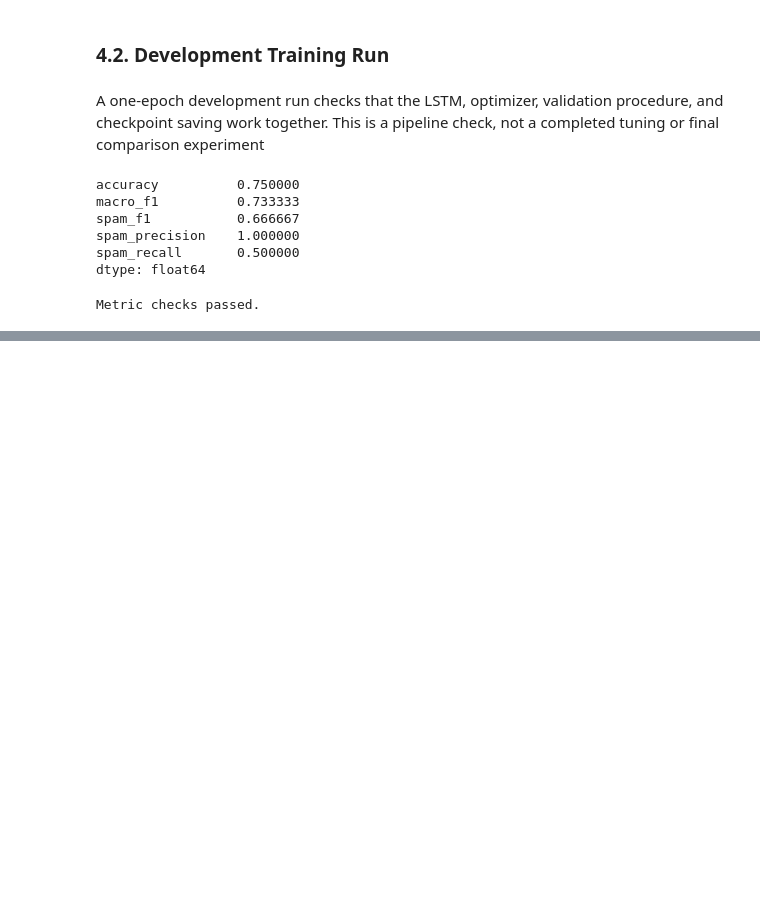
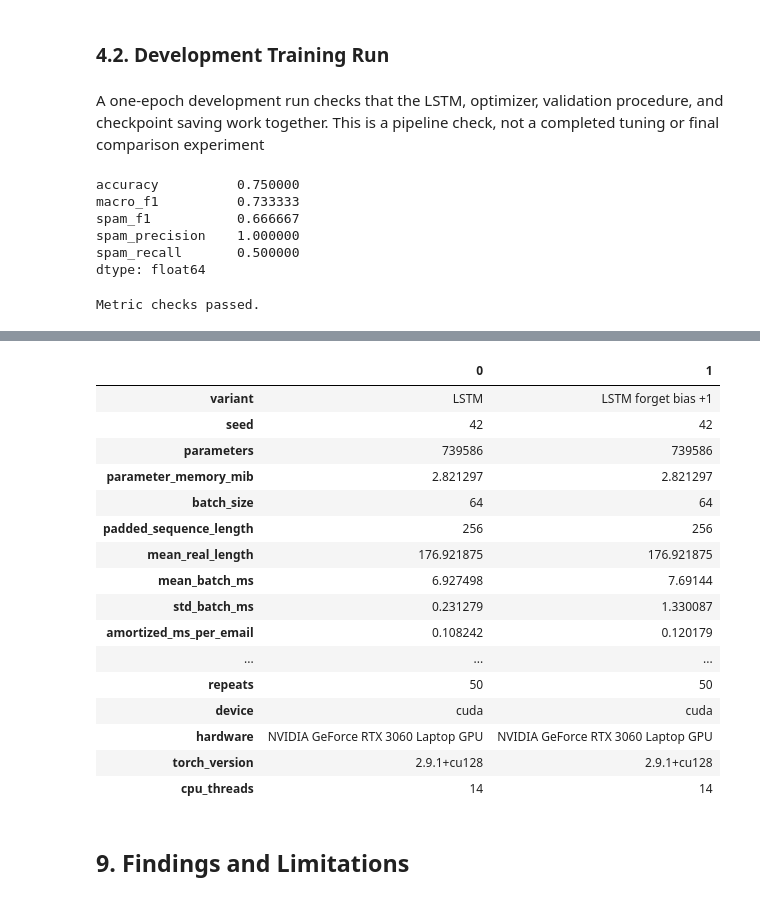
Before and after one commit to Nouroz-BI/AIGC5500-Midterm-Project, a Jupyter notebook: notebooks/04_lstm_experiment.ipynb, the cells around one changed output, grey strips where cells are left out. Cells and saved outputs as stored; diff of their text form; code cells hidden in the pictures; blank space fills up the shorter version.

```diff
--- a/notebooks/04_lstm_experiment.ipynb
+++ b/notebooks/04_lstm_experiment.ipynb
@@ -327,0 +734,54 @@ Training time: 10.3 seconds
+# %%
+# Use identical inputs for both variants.
+benchmark_batch = next(iter(validation_loader))
+benchmark_rows = []
+
+# Loop through the variants
+for variant in ['LSTM', 'LSTM forget bias +1']:
+    # Fix the benchmark seed independently of test performance.
+    row = validation_results.loc[(validation_results['variant'] == variant) & (validation_results['seed'] == TUNING_SEED)].iloc[0]
+
+    # Create the benchmark model
+    benchmark_model = LSTMClassifier(vocab_size = len(vocabulary), **MODEL_CONFIG, forget_bias = float(row['forget_bias']))
+    # Load the checkpoint
+    checkpoint = torch.load(PROJECT_ROOT / row['checkpoint_path'], map_location = 'cpu', weights_only = True)
+    # Load the state dictionary
+    benchmark_model.load_state_dict(checkpoint['model_state_dict'])
+    del checkpoint
+
+    # Move the model to the device
+    benchmark_model = benchmark_model.to(device)
+
+    # Measure the inference cost
+    measurements = benchmark_inference(benchmark_model, benchmark_batch, device)
+
+    benchmark_rows.append({'variant': variant, 'seed': TUNING_SEED, **measurements})
+    # Delete the model
+    del benchmark_model
+
+# Create the benchmark results dataframe
+benchmark_results = pd.DataFrame(benchmark_rows)
+# Save the benchmark results to a CSV file
+benchmark_results.to_csv(RESULTS_DIR / 'inference_cost.csv', index = False)
+# Display the benchmark results
+benchmark_results.T
+# %% [output]
+|  | 0 | 1 |
+| variant | LSTM | LSTM forget bias +1 |
+| seed | 42 | 42 |
+| parameters | 739586 | 739586 |
+| parameter_memory_mib | 2.821297 | 2.821297 |
+| batch_size | 64 | 64 |
+| padded_sequence_length | 256 | 256 |
+| mean_real_length | 176.921875 | 176.921875 |
+| mean_batch_ms | 6.927498 | 7.69144 |
+| std_batch_ms | 0.231279 | 1.330087 |
+| amortized_ms_per_email | 0.108242 | 0.120179 |
+| ... | ... | ... |
+| repeats | 50 | 50 |
+| device | cuda | cuda |
+| hardware | NVIDIA GeForce RTX 3060 Laptop GPU | NVIDIA GeForce RTX 3060 Laptop GPU |
+| torch_version | 2.9.1+cu128 | 2.9.1+cu128 |
+| cpu_threads | 14 | 14 |
+# %% [markdown]
+## 9. Findings and Limitations
```
Also changed, not shown: parts of 20 cells of this notebook, 16 other files.
